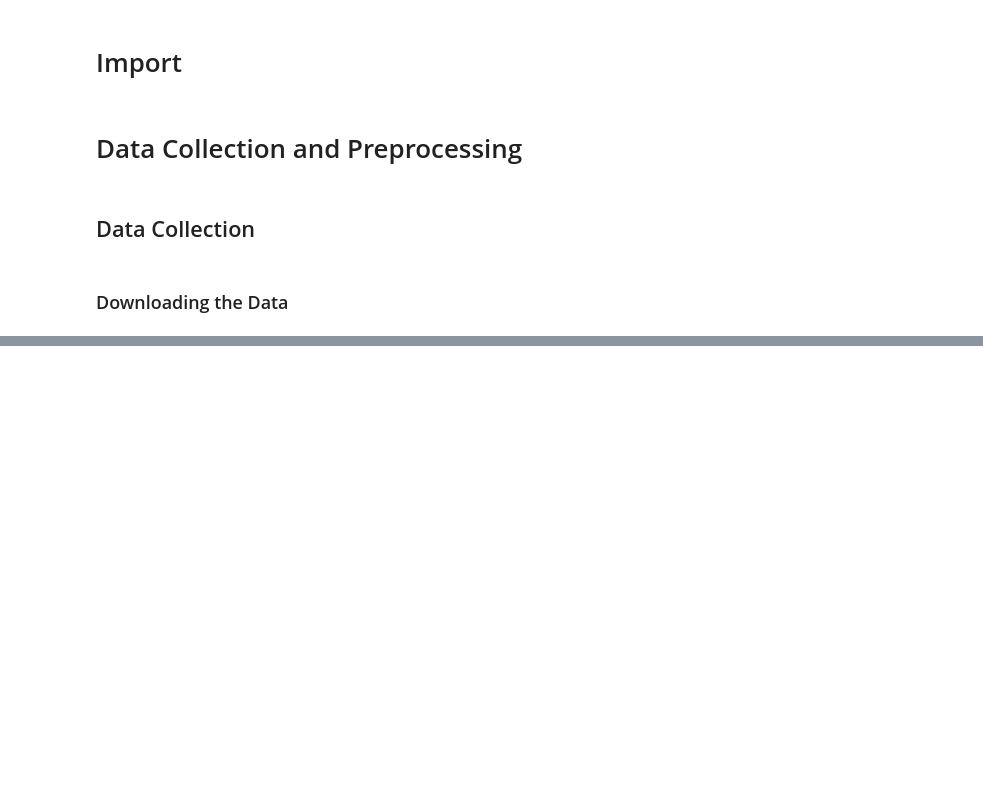
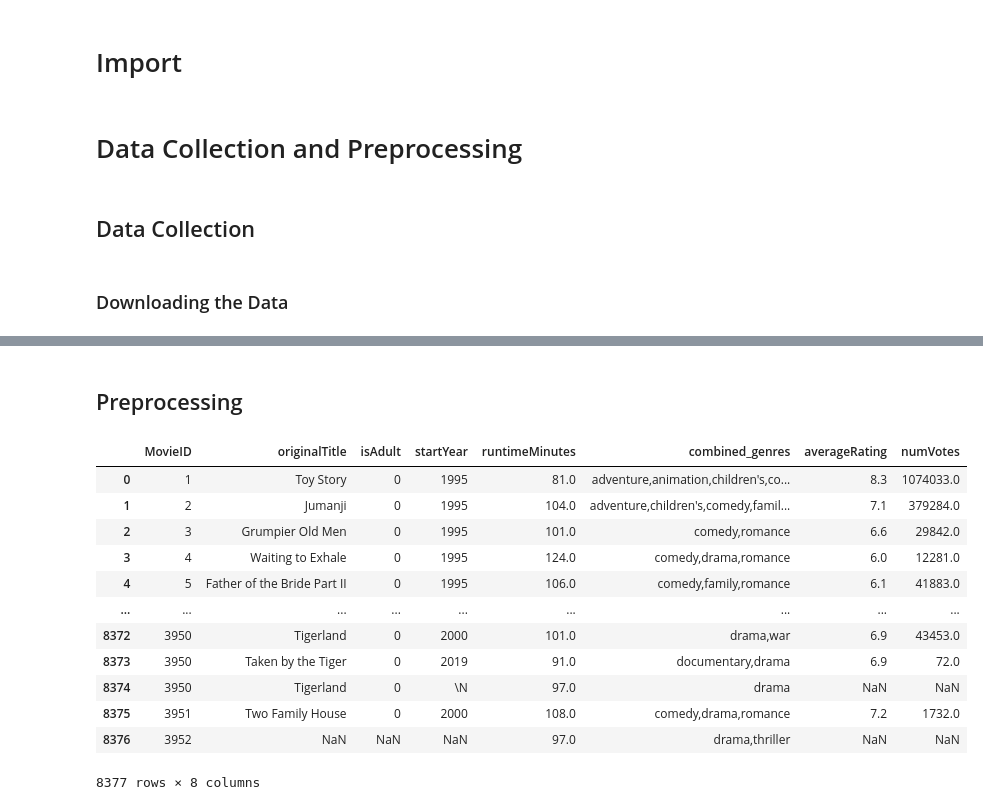
Before and after one commit to chuklee/recommender_system, a Jupyter notebook: main.ipynb, the cells around one changed output, grey strips where cells are left out. Drawn from its saved outputs; the diff is of its cells as text; code cells hidden in the pictures; blank space fills up the shorter version.

```diff
--- a/main.ipynb
+++ b/main.ipynb
@@ -50,0 +113,75 @@ Unzipping complete.
+# %% [markdown]
+## Preprocessing
+# %%
+movies_dat_df = pd.read_csv('dataset/ml-1m/movies.dat', sep='::', header=None, engine='python', names=['MovieID', 'Title', 'Genres'], encoding='ISO-8859-1')
+ratings_dat_df = pd.read_csv('dataset/ml-1m/ratings.dat', sep='::', header=None, engine='python', names=['UserID', 'MovieID', 'Rating', 'Timestamp'], encoding='ISO-8859-1')
+users_dat_df = pd.read_csv('dataset/ml-1m/users.dat', sep='::', header=None, engine='python', names=['UserID', 'Gender', 'Age', 'Occupation', 'Zip-code'], encoding='ISO-8859-1')
+
+name_basics_df = pd.read_csv('dataset/name.basics.tsv', sep='\t', header=0)
+title_basics_df = pd.read_csv('dataset/title.basics.tsv', sep='\t', header=0)
+title_ratings_df = pd.read_csv('dataset/title.ratings.tsv', sep='\t', header=0)
+
+# Filter only movies from title_basics_df
+title_basics_df = title_basics_df[title_basics_df['titleType'] == 'movie']
+
+# Preprocess the Title columns
+movies_dat_df['Title'] = movies_dat_df['Title'].str.lower()
+movies_dat_df['Title'] = movies_dat_df['Title'].str.replace(r"\(.*\)", "", regex=True).str.strip()
+
+title_basics_df['primaryTitle'] = title_basics_df['primaryTitle'].str.lower().str.strip()
+
+ratings_dat_df.drop(columns=['Timestamp'], inplace=True)
+# %%
+features_df = pd.merge(movies_dat_df, title_basics_df, left_on='Title', right_on='primaryTitle', how='left')
+
+# Replace NaN values with empty strings
+features_df['Genres'] = features_df['Genres'].fillna('')
+features_df['genres'] = features_df['genres'].fillna('')
+
+# Replace '|' with ',' in Genres column and convert to lowercase
+features_df['Genres'] = features_df['Genres'].str.replace('|', ',')
+features_df['Genres'] = features_df['Genres'].str.lower()
+
+# Convert genres column to lowercase
+features_df['genres'] = features_df['genres'].str.lower()
+
+#Delete the \\N values in the genres column
+features_df = features_df[features_df['genres'] != '\\n']
+
+# Function to combine and clean genre columns
+def combine_genres(row):
+    genres = set(row['genres'].split(',')) | set(row['Genres'].split(','))
+    genres.discard('')  # Remove empty strings
+    return ','.join(sorted(genres))
+
+# Apply the function to combine the genres
+features_df['combined_genres'] = features_df.apply(combine_genres, axis=1)
+
+# Drop the original genre columns
+features_df = features_df.drop(columns=['genres', 'Genres', 'primaryTitle'])
+features_df = pd.merge(features_df, title_ratings_df, on='tconst', how='left')
+features_df = features_df.drop(columns=['tconst'])
+# Drop the column endYear as it is always NaN
+features_df = features_df.drop(columns=['endYear'])
+# Drop also the column titleType as we will keep only the rated movies
+features_df = features_df.drop(columns=['titleType'])
+# Drop the original Title column as we will use the cleaned one
+features_df = features_df.drop(columns=['Title'])
+# For the runtimeMinutes column, we will replace the NaN values with the median
+features_df['runtimeMinutes'] = pd.to_numeric(features_df['runtimeMinutes'], errors='coerce')
+features_df['runtimeMinutes'] = features_df['runtimeMinutes'].fillna(features_df['runtimeMinutes'].median())
+features_df
+# %% [output]
+|  | MovieID | originalTitle | isAdult | startYear | runtimeMinutes | combined_genres | averageRating | numVotes |
+| 0 | 1 | Toy Story | 0 | 1995 | 81.0 | adventure,animation,children's,co... | 8.3 | 1074033.0 |
+| 1 | 2 | Jumanji | 0 | 1995 | 104.0 | adventure,children's,comedy,famil... | 7.1 | 379284.0 |
+| 2 | 3 | Grumpier Old Men | 0 | 1995 | 101.0 | comedy,romance | 6.6 | 29842.0 |
+| 3 | 4 | Waiting to Exhale | 0 | 1995 | 124.0 | comedy,drama,romance | 6.0 | 12281.0 |
+| 4 | 5 | Father of the Bride Part II | 0 | 1995 | 106.0 | comedy,family,romance | 6.1 | 41883.0 |
+| ... | ... | ... | ... | ... | ... | ... | ... | ... |
+| 8372 | 3950 | Tigerland | 0 | 2000 | 101.0 | drama,war | 6.9 | 43453.0 |
+| 8373 | 3950 | Taken by the Tiger | 0 | 2019 | 91.0 | documentary,drama | 6.9 | 72.0 |
+| 8374 | 3950 | Tigerland | 0 | \N | 97.0 | drama | NaN | NaN |
+| 8375 | 3951 | Two Family House | 0 | 2000 | 108.0 | comedy,drama,romance | 7.2 | 1732.0 |
+| 8376 | 3952 | NaN | NaN | NaN | 97.0 | drama,thriller | NaN | NaN |
+8377 rows × 8 columns
```
Also changed, not shown: parts of 24 cells of this notebook, 2 other files.
